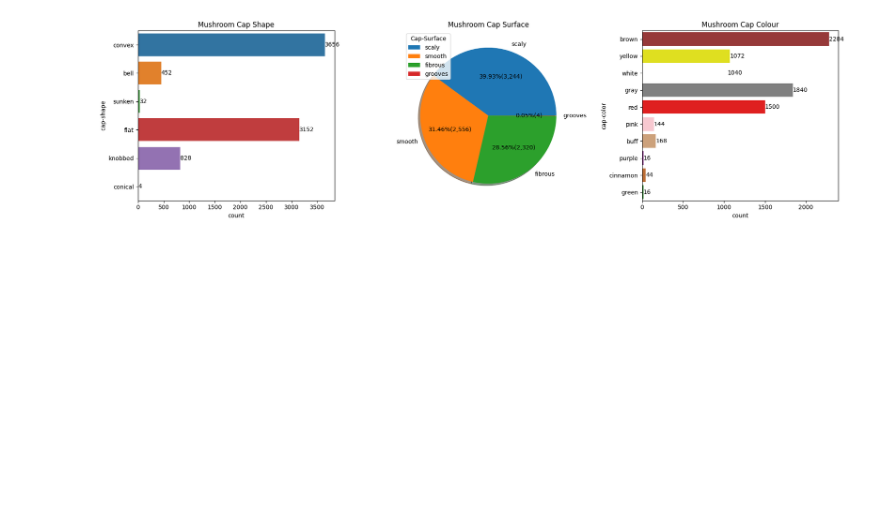
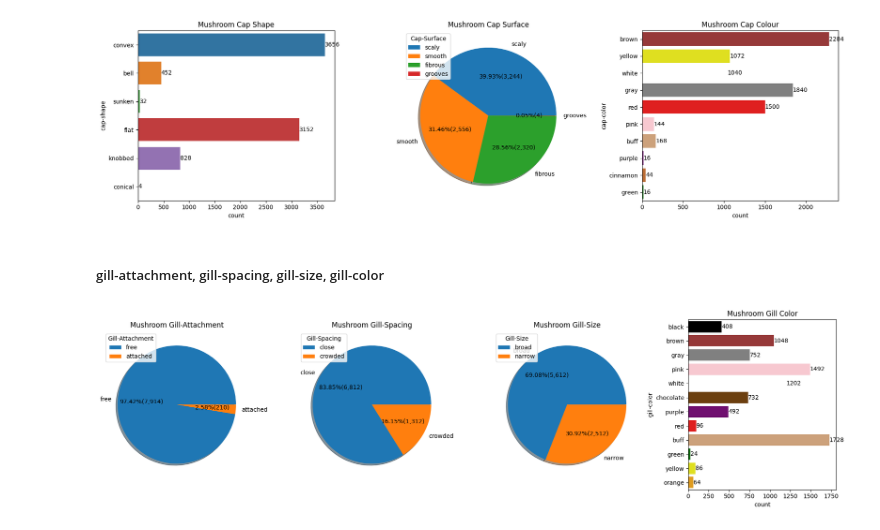
Before and after one commit to Akshay-Paunikar/iNeuron_Mushroom_Classification, a Jupyter notebook: mushroom/notebook/mushroom_EDA.ipynb, the cells around one changed output. Drawn from its saved outputs; the diff is of its cells as text; code cells hidden in the pictures; blank space fills up the shorter version.

```diff
--- a/mushroom/notebook/mushroom_EDA.ipynb
+++ b/mushroom/notebook/mushroom_EDA.ipynb
@@ -390,3 +390,59 @@ plt.tight_layout()
 plt.show()
 # %% [output]
 [figure]
+# %% [markdown]
+##### gill-attachment, gill-spacing, gill-size, gill-color
+# %%
+plt.figure(figsize=(18,5))
+
+# gill-attachment
+
+ax1 = plt.subplot2grid((1,4),(0,0))
+
+dataGillAttachment = mushroom['gill-attachment'].value_counts().values
+labelGillAttachment = mushroom['gill-attachment'].value_counts().index
+
+plt.pie(x=dataGillAttachment, labels=labelGillAttachment,
+        autopct=lambda p : '{:.2f}%({:,.0f})'.format(p,p * sum(dataGillAttachment)/100), shadow=True)
+plt.legend(labelGillAttachment, loc='upper left', title='Gill-Attachment')
+plt.title("Mushroom Gill-Attachment")
+
+# gill-spacing
+
+ax2 = plt.subplot2grid((1,4),(0,1))
+
+dataGillSpacing = mushroom['gill-spacing'].value_counts().values
+labelGillSpacing = mushroom['gill-spacing'].value_counts().index
+
+plt.pie(x=dataGillSpacing, labels=labelGillSpacing,
+        autopct=lambda p : '{:.2f}%({:,.0f})'.format(p,p * sum(dataGillSpacing)/100), shadow=True)
+plt.legend(labelGillSpacing, loc='upper left', title='Gill-Spacing')
+plt.title("Mushroom Gill-Spacing")
+
+# gill-size
+
+ax3 = plt.subplot2grid((1,4),(0,2))
+
+dataGillSize = mushroom['gill-size'].value_counts().values
+labelGillSize = mushroom['gill-size'].value_counts().index
+
+plt.pie(x=dataGillSize, labels=labelGillSize,
+        autopct=lambda p : '{:.2f}%({:,.0f})'.format(p,p * sum(dataGillSize)/100), shadow=True)
+plt.legend(labelGillSize, loc='upper left', title='Gill-Size')
+plt.title("Mushroom Gill-Size")
+
+# gill-color
+
+ax4 = plt.subplot2grid((1,4),(0,3))
+
+sns.countplot(y='gill-color', data=mushroom, ax=ax4,
+              palette=['#000000','#A52A2A','#808080','#FFC0CB','#FFFFFF','#7B3F00','#800080','#FF0000','#DAA06D','#008000',
+                       '#FFFF00','#FFA500'])
+for i in ax4.containers:
+        ax4.bar_label(i)
+plt.title("Mushroom Gill Color")
+
+plt.tight_layout()
+plt.show()
+# %% [output]
+[figure, added]
```
